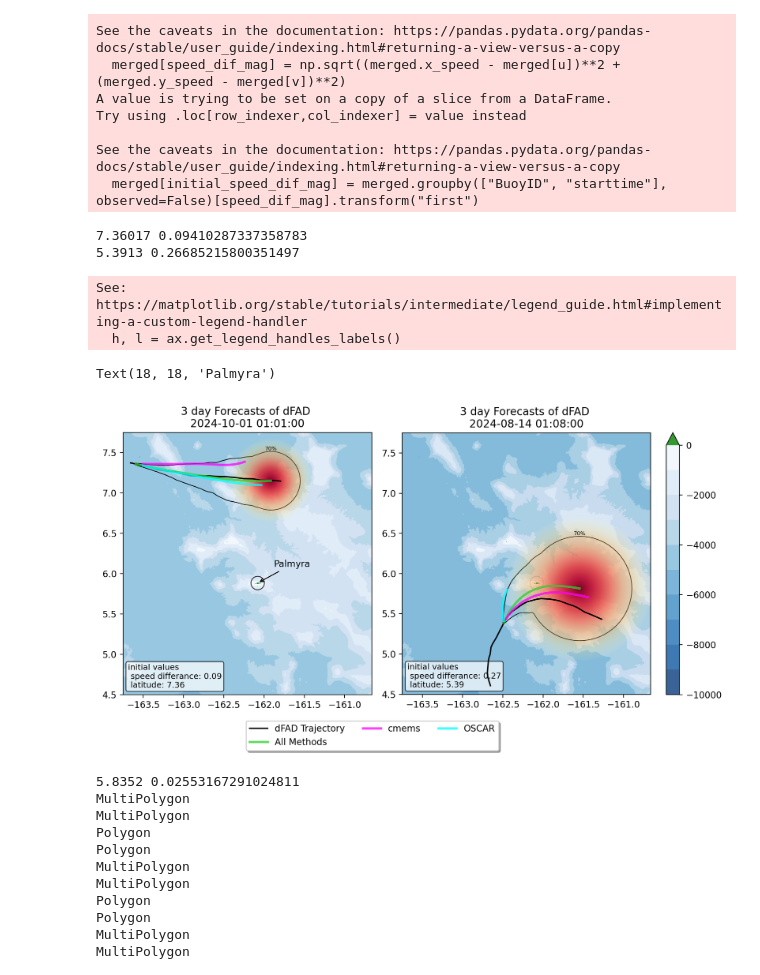
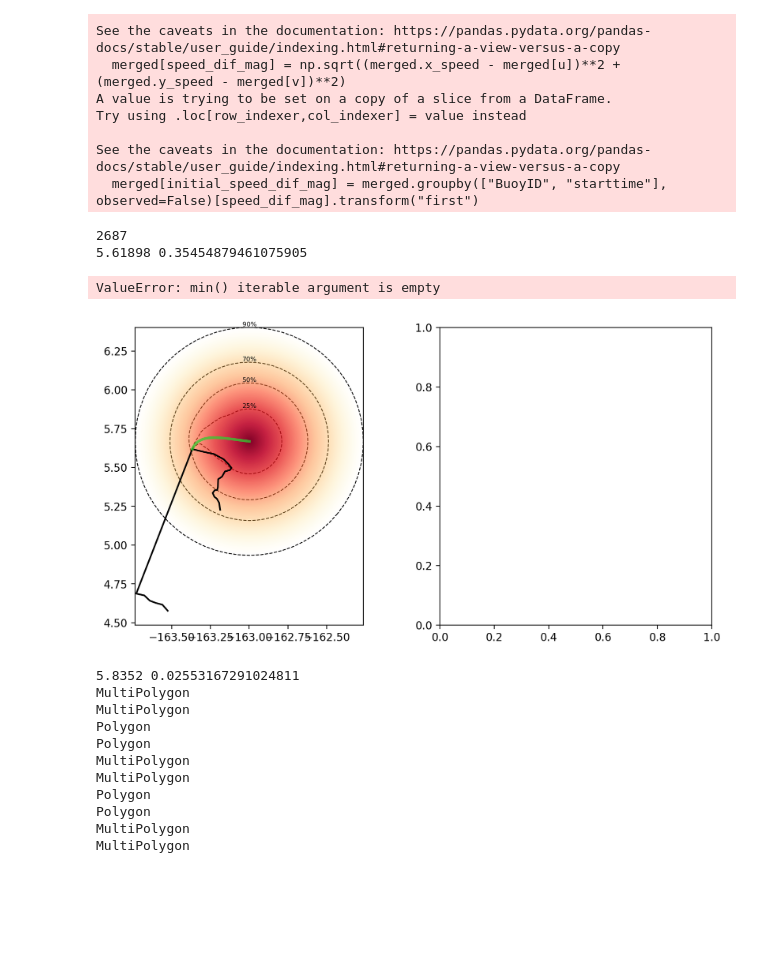
Before and after one commit to Colin-zerfass/fate-core, a Jupyter notebook: Code/Parcels/Output_analyze.ipynb, the cells around one changed output. Drawn from its saved outputs; the diff is of its cells as text; code cells hidden in the pictures; blank space fills up the shorter version.

```diff
--- a/Code/Parcels/Output_analyze.ipynb
+++ b/Code/Parcels/Output_analyze.ipynb
@@ -232,17 +227,18 @@ q = q.reset_index(drop= True)
 q.to_csv("Data\70thquantile_leadtimeerrors.csv")
 # %%
 #Skill score analysis
-df = dslist[0].copy()
-# First look at skill score at a throughout a certain time
+if skill_score:
+    df = dslist[0].copy()
+    # First look at skill score at a throughout a certain time
 
-#looking at skill scores at 3 days forecasts.
-leadbins = df.lead_bins.unique().sort_values()
-tbin = leadbins[3*6]
-print(tbin)
-dfh  =df.groupby('lead_bins', observed = False).get_group(tbin).copy()
-dfh['startday'] = dfh.starttime.dt.date
-dailyss = dfh.groupby('startday', observed = False)['skillscore'].mean().reset_index(level = 'startday')
-dailyss['skill30day'] = dailyss['skillscore'].rolling(30, 1, center = False).mean()
-fig , ax = plt.subplots()
-ax.plot(dailyss.startday , dailyss.skillscore)
-ax.plot(dailyss.startday , dailyss.skill30day)
+    #looking at skill scores at 3 days forecasts.
+    leadbins = df.lead_bins.unique().sort_values()
+    tbin = leadbins[3*6]
+    print(tbin)
+    dfh  =df.groupby('lead_bins', observed = False).get_group(tbin).copy()
+    dfh['startday'] = dfh.starttime.dt.date
+    dailyss = dfh.groupby('startday', observed = False)['skillscore'].mean().reset_index(level = 'startday')
+    dailyss['skill30day'] = dailyss['skillscore'].rolling(30, 1, center = False).mean()
+    fig , ax = plt.subplots()
+    ax.plot(dailyss.startday , dailyss.skillscore)
+    ax.plot(dailyss.startday , dailyss.skill30day)
@@ -562,8 +519,8 @@ def draw_forecast_cone_dynamic(truedata, Forecast, q, ax, res=200, cmap=plt.cm.Y
     rgba[~mask] = (0, 0, 0, 0)
     ax.imshow(rgba, extent=(minx, maxx, miny, maxy), origin='lower', interpolation='bilinear', zorder=3)
 
-    qlist = [ 0.7]
-    lss = [ '-']
+    qlist = [0.25,0.5, 0.7, 0.9]
+    lss = [ '--', '--', '--', '--']
     for i, a in enumerate(qlist):
         circles = []
         for n in range(len(Forecast)):
@@ -654,6 +611,8 @@ def plot_Forcasts(BuoyID:str, dFAD_data, dsforcast: list,startday: int, labels:
     for i,ds in enumerate(dsforcast):
         ds = ds.query(f"BuoyID == @BuoyID")
         ds = ds.query(f"starttime == @starttime").reset_index(drop = True)
+        if len(ds) == 0:
+            continue
         ds = interp_ds(ds)
         ds = ds.query('leadtime <= @forcastlengthhr').reset_index(drop = True)
         if len(ds)== 0:
@@ -673,7 +632,7 @@ def plot_Forcasts(BuoyID:str, dFAD_data, dsforcast: list,startday: int, labels:
     return fig, ax
 # %%
 ## loading Qunatile Data for the cone to plot.
-qdata = xr.open_dataset(r'..\Data\regression_quantiles_leadtimes.nc')
+qdata = xr.open_dataset(r'..\Data\regression_quantiles_leadtimes_2022_2024.nc')
 qdata['leadtime'] = (qdata.leadtime + 1)*4
 q70 = qdata.sel(q= 0.7, method ='nearest')
 # %%
@@ -681,7 +640,8 @@ q70 = qdata.sel(q= 0.7, method ='nearest')
 ### Give it one dFAD, one point, and all three forcasts
 ## Selecting what dFAd and forecast to plot
 
-buoyID = IDs[447]
+buoyID = IDs[2000]
+print(len(IDs))
 sd = 1
 def plot_Forecast_from_id(dss:list, ID:int, startday_int: int, fig, ax):
     merged = dss[0]
@@ -713,42 +673,41 @@ def plot_Forecast_from_id(dss:list, ID:int, startday_int: int, fig, ax):
 
     fig, ax = Add_bathymetry(fig, ax, cbar = False)
     ax.set_aspect("equal")
     ax = plot_circle_km(ax, radius_km= 0.0833)
     ax.set(xlim = [-163.75, -160.66], ylim = [ 4.5,7.75])
     fig.tight_layout()
     ax.text(0.02, 0.02, f"initial values\n speed differance: {isd:.2f}\n latitude: {ilat:.2f}", transform=ax.transAxes,
             ha="left", va="bottom", fontsize=9, bbox=dict(boxstyle="round,pad=0.25", facecolor="white", alpha=0.7, edgecolor="black"))
     return fig, ax
 
+i =16
 fig, axs = plt.subplots(1,2, figsize = (10,5), dpi = 200)
 ax0, ax1 = axs
-fig, ax0 = plot_Forecast_from_id([merged, dslist_notinterp[1], dslist_notinterp[2]], 413, 2, fig, ax0)
-fig, ax1 = plot_Forecast_from_id([merged, dslist_notinterp[1], dslist_notinterp[2]], 117, 2, fig, ax1)
+fig, ax0 = plot_Forecast_from_id([merged, dslist_notinterp[1], dslist_notinterp[2]], 2000+i, 0, fig, ax0)
+fig, ax1 = plot_Forecast_from_id([merged, dslist_notinterp[1], dslist_notinterp[2]], 1800+i, 0, fig, ax1)
 
 fig, ax1 = Add_bathymetry(fig, ax1, cbar = True)
 # Deduplicate legend labels across all axes
 handles, labels = [], []
 for ax in fig.axes:
     h, l = ax.get_legend_handles_labels()
     handles.extend(h)
     labels.extend(l)
 by_label = dict(zip(labels, handles))
 fig.legend(by_label.values(), by_label.keys(), loc='upper center', bbox_to_anchor=(3.2/7, 0.01),
-          fancybox=True, shadow=True, ncol=3)
+        fancybox=True, shadow=True, ncol=3)
 lon, lat = plot.Palmyra_obj().xy
 pal_lon, pal_lat =lon[0], lat[0]
 
 
 ax0.annotate( "Palmyra", xy=(pal_lon, pal_lat),xytext=(18, 18),textcoords="offset points",
             arrowprops=dict(arrowstyle="->", lw=1, color="black"),fontsize=10,zorder=8)
 #fig.tight_layout()
 # %% [output]
-7.36017 0.09410287337358783
-5.3913 0.26685215800351497
+2687
+5.61898 0.35454879461075905
-See: https://matplotlib.org/stable/tutorials/intermediate/legend_guide.html#implementing-a-custom-legend-handler
-  h, l = ax.get_legend_handles_labels()
+ValueError: min() iterable argument is empty
-Text(18, 18, 'Palmyra')
-[figure, old version]
+[figure, new version]
 # %%
 import matplotlib.animation as animation
 from matplotlib.ticker import MultipleLocator
```
Also changed, not shown: parts of 6 cells of this notebook, 7 other files.
